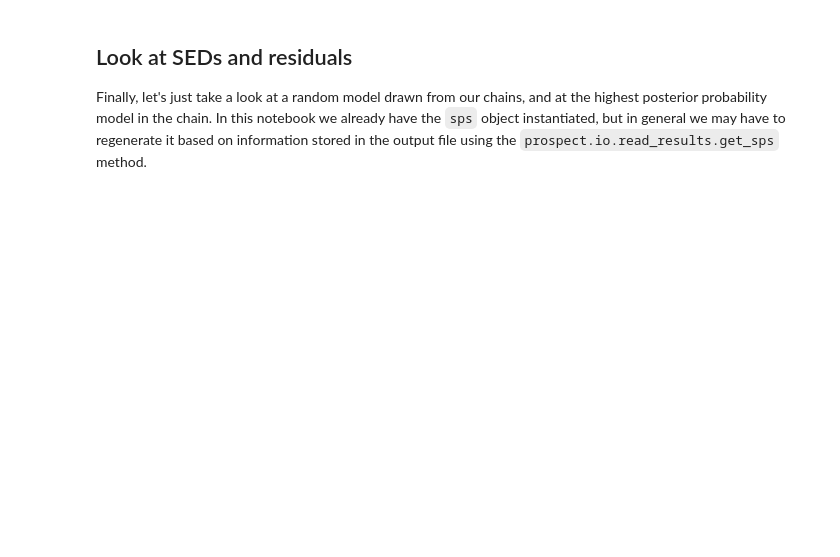
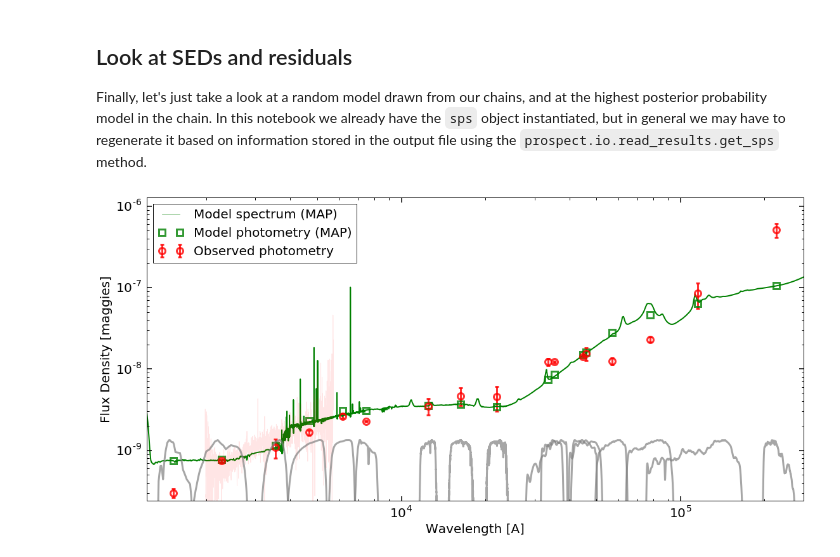
Before and after one commit to legolason/test_prospector_alpha, a Jupyter notebook: InteractiveDemo_guo.ipynb, the cells around one changed output. Saved outputs shown, nothing was run; the diff lists cells and outputs as text; code cells hidden in the pictures; blank space fills up the shorter version.

```diff
--- a/InteractiveDemo_guo.ipynb
+++ b/InteractiveDemo_guo.ipynb
@@ -604,2 +617,20 @@ run_params["nested_maxcall"] = int(1e7)
+# %%
+# Set this to False if you don't want to do another optimization
+# before emcee sampling (but note that the "optimization" entry
+# in the output dictionary will be (None, 0.) in this case)
+# If set to true then another round of optmization will be performed
+# before sampling begins and the "optmization" entry of the output
+# will be populated.
+run_params["optimize"] = False
+run_params["emcee"] = True
+run_params["dynesty"] = False
+# Number of emcee walkers
+run_params["nwalkers"] = 128
+# Number of iterations of the MCMC sampling
+run_params["niter"] = 512
+# Number of iterations in each round of burn-in
+# After each round, the walkers are reinitialized based on the
+# locations of the highest probablity half of the walkers.
+run_params["nburn"] = [16, 32, 64]
 # %%
 output = fit_model(obs, model, sps, lnprobfn=lnprobfn, **run_params)
@@ -705,37 +765,41 @@ else:
 mspec, mphot, mextra = model.mean_model(theta, obs, sps=sps)
 mspec_map, mphot_map, _ = model.mean_model(theta_max, obs, sps=sps)
 
 # Make plot of data and model
 figure(figsize=(16,8))
-
-loglog(wspec, mspec, label='Model spectrum (random draw)',
-       lw=0.7, color='navy', alpha=0.7)
+plt.plot(sps.wavelengths,sps.get_spectrum()[0],'g',lw=2,alpha=1)
+#loglog(wspec, mspec, label='Model spectrum (random draw)',
+#       lw=0.7, color='navy', alpha=0.7)
 loglog(wspec, mspec_map, label='Model spectrum (MAP)',
        lw=0.7, color='green', alpha=0.7)
-errorbar(wphot, mphot, label='Model photometry (random draw)',
-         marker='s', markersize=10, alpha=0.8, ls='', lw=3,
-         markerfacecolor='none', markeredgecolor='blue',
-         markeredgewidth=3)
+#errorbar(wphot, mphot, label='Model photometry (random draw)',
+#         marker='s', markersize=10, alpha=0.8, ls='', lw=3,
+#         markerfacecolor='none', markeredgecolor='blue',
+#         markeredgewidth=3)
 errorbar(wphot, mphot_map, label='Model photometry (MAP)',
          marker='s', markersize=10, alpha=0.8, ls='', lw=3,
          markerfacecolor='none', markeredgecolor='green',
          markeredgewidth=3)
 errorbar(wphot, obs['maggies'], yerr=obs['maggies_unc'],
          label='Observed photometry', ecolor='red',
          marker='o', markersize=10, ls='', lw=3, alpha=0.8,
          markerfacecolor='none', markeredgecolor='red',
          markeredgewidth=3)
+plt.plot(obs['wavelength'],obs['spectrum'],'r',alpha=0.1)
 
 # plot transmission curves
 for f in obs['filters']:
     w, t = f.wavelength.copy(), f.transmission.copy()
     t = t / t.max()
     t = 10**(0.2*(np.log10(ymax/ymin)))*t * ymin
     loglog(w, t, lw=3, color='gray', alpha=0.7)
 
 xlabel('Wavelength [A]')
 ylabel('Flux Density [maggies]')
 xlim([xmin, xmax])
 ylim([ymin, ymax])
 legend(loc='best', fontsize=20)
 tight_layout()
+plt.savefig('/Users/legolason/Desktop/myobj_emcee.pdf')
+# %% [output]
+[figure, added]
```
Also changed, not shown: parts of 14 cells of this notebook.
